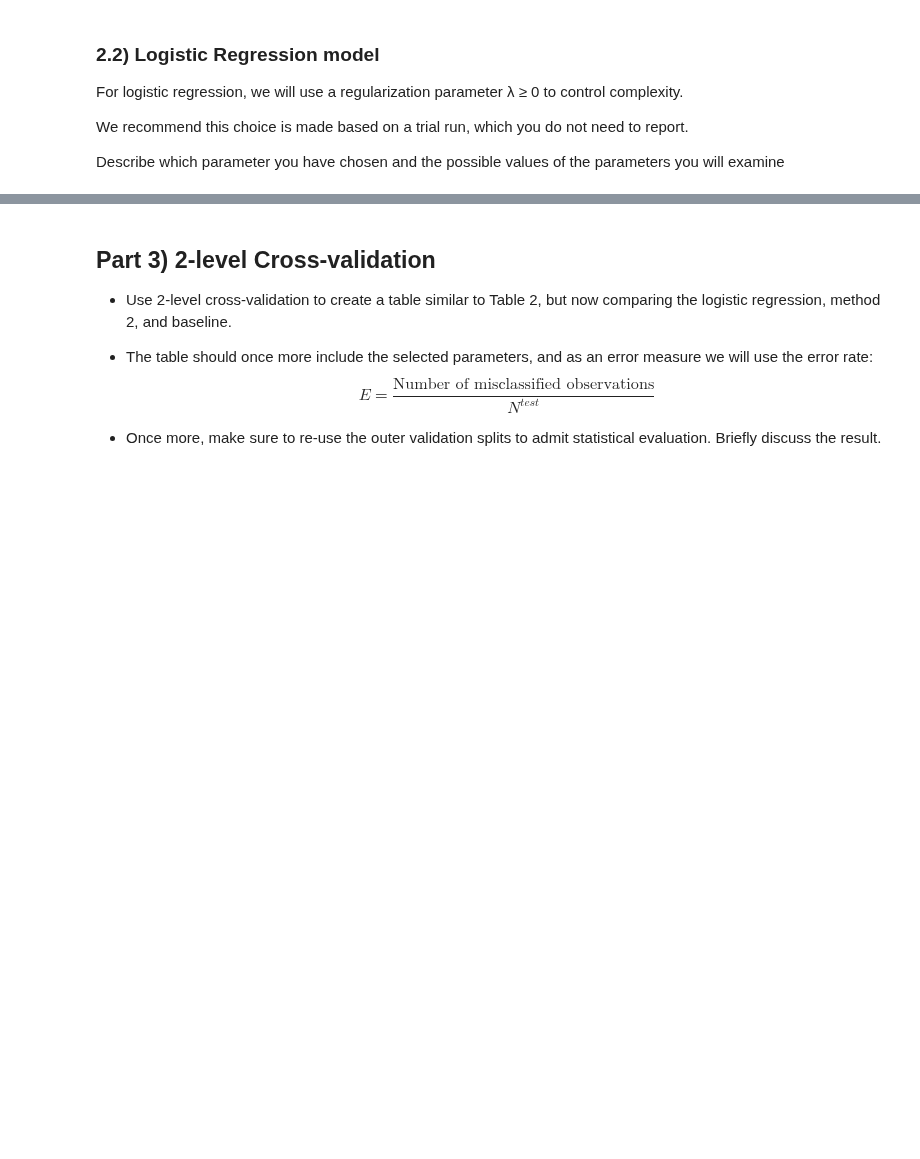
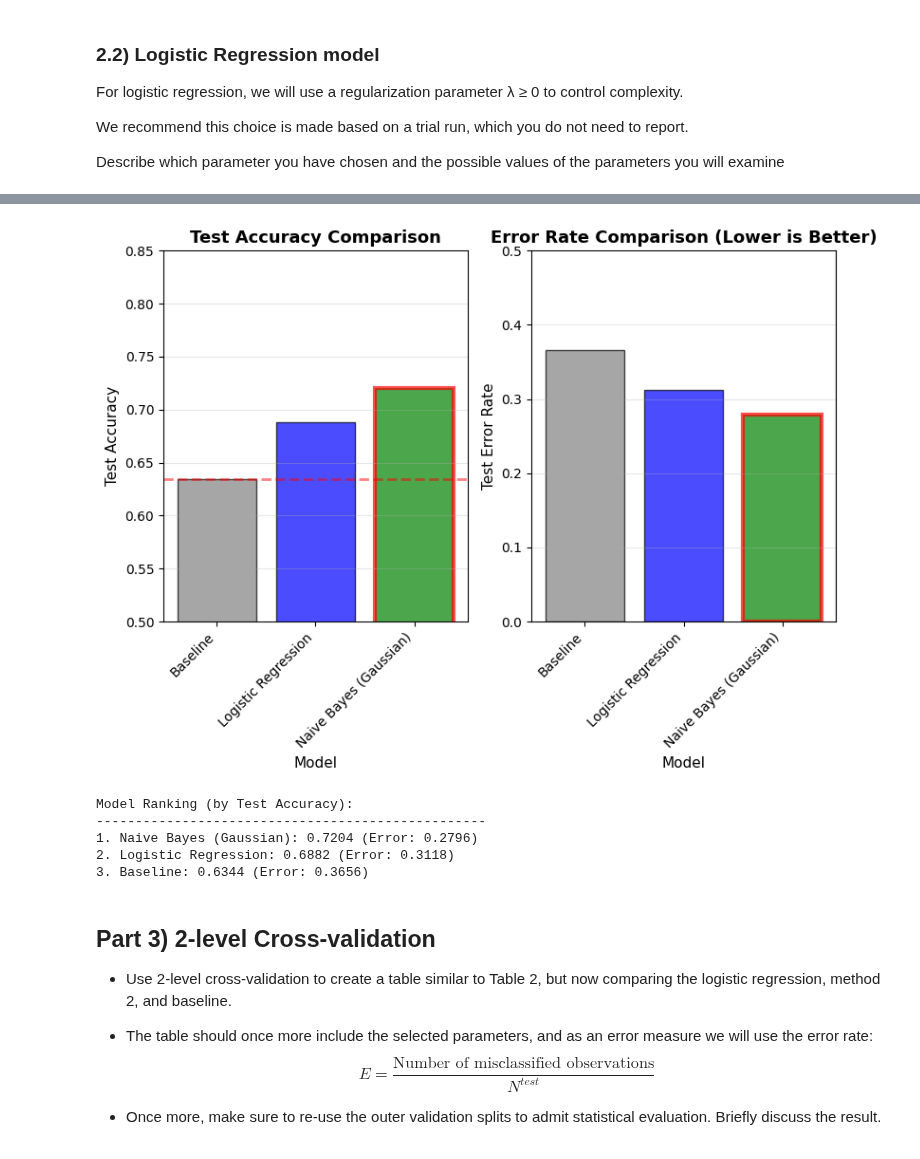
Before and after one commit to rifolio/dtu-projects-2025-autumn, a Jupyter notebook: machine-learning/project-2-parallel/classification.ipynb, the cells around one changed output, grey strips where cells are left out. Saved outputs shown, nothing was run; the diff lists cells and outputs as text; code cells hidden in the pictures; blank space fills up the shorter version.

```diff
--- a/machine-learning/project-2-parallel/classification.ipynb
+++ b/machine-learning/project-2-parallel/classification.ipynb
@@ -446,15 +270,0 @@ Best CV accuracy: 0.6829
-# %%
-# Train final KNN model with best parameter
-final_knn = KNeighborsClassifier(n_neighbors=best_k)
-final_knn.fit(X_train, y_train)
-
-# Evaluate on test set
-knn_predictions = final_knn.predict(X_test)
-knn_accuracy = final_knn.score(X_test, y_test)
-knn_error_rate = 1 - knn_accuracy
-
-print("KNN Model Results (on test set):")
-print(f"Selected k: {best_k}")
-print()
-print(f"Accuracy: {round(knn_accuracy, 4)}")
-print(f"Error Rate: {round(knn_error_rate, 4)}")
@@ -653,3 +372,61 @@ Model Ranking (by Test Accuracy):
+# %%
+# Visualize all models comparison
+plt.figure(figsize=(8, 6))
+
+# Subplot 1: Test Accuracy Comparison
+plt.subplot(1, 2, 1)
+colors = ["gray", "blue", "green", "magenta", "cyan", "orange"]
+models = all_models_summary["Model"]
+accuracies = all_models_summary["Test Accuracy"]
+
+bars = plt.bar(
+    range(len(models)), accuracies, color=colors, alpha=0.7, edgecolor="black"
+)
+plt.axhline(y=baseline_accuracy, color="red", linestyle="--", linewidth=2, alpha=0.5)
+
+# Highlight the best model
+bars[best_model_idx].set_edgecolor("red")
+bars[best_model_idx].set_linewidth(3)
+
+plt.xlabel("Model", fontsize=11)
+plt.ylabel("Test Accuracy", fontsize=11)
+plt.title("Test Accuracy Comparison", fontsize=13, fontweight="bold")
+plt.xticks(range(len(models)), models, rotation=45, ha="right")
+plt.ylim([0.5, 0.85])
+plt.grid(True, alpha=0.3, axis="y")
+
+# Subplot 2: Error Rate Comparison
+plt.subplot(1, 2, 2)
+error_rates = all_models_summary["Test Error Rate"]
+bars2 = plt.bar(
+    range(len(models)), error_rates, color=colors, alpha=0.7, edgecolor="black"
+)
+bars2[best_model_idx].set_edgecolor("red")
+bars2[best_model_idx].set_linewidth(3)
+
+plt.xlabel("Model", fontsize=11)
+plt.ylabel("Test Error Rate", fontsize=11)
+plt.title("Error Rate Comparison (Lower is Better)", fontsize=13, fontweight="bold")
+plt.xticks(range(len(models)), models, rotation=45, ha="right")
+plt.ylim([0, 0.5])
+plt.grid(True, alpha=0.3, axis="y")
+
+plt.tight_layout()
+plt.show()
+
+# Print ranking
+print("\nModel Ranking (by Test Accuracy):")
+print("-" * 50)
+sorted_models = all_models_summary.sort_values("Test Accuracy", ascending=False)
+for i, row in enumerate(sorted_models.itertuples(), 1):
+    print(f"{i}. {row.Model}: {row._4:.4f} (Error: {row._5:.4f})")
+# %% [output]
+[figure, added]
+Model Ranking (by Test Accuracy):
+--------------------------------------------------
+1. Naive Bayes (Gaussian): 0.7204 (Error: 0.2796)
+2. Logistic Regression: 0.6882 (Error: 0.3118)
+3. Baseline: 0.6344 (Error: 0.3656)
 # %% [markdown]
 ## Part 3) 2-level Cross-validation
 - Use 2-level cross-validation to create a table similar to Table 2, but now comparing the logistic regression, method 2, and baseline.
```
Also changed, not shown: parts of 40 cells of this notebook.
